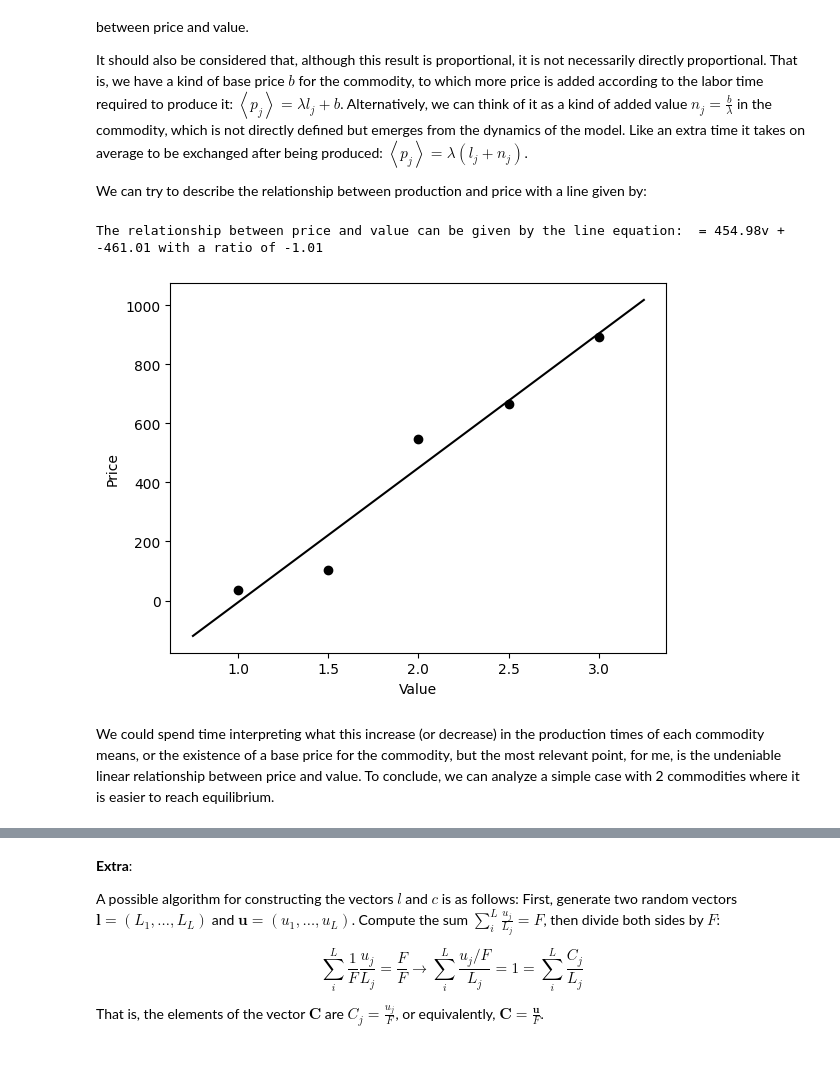
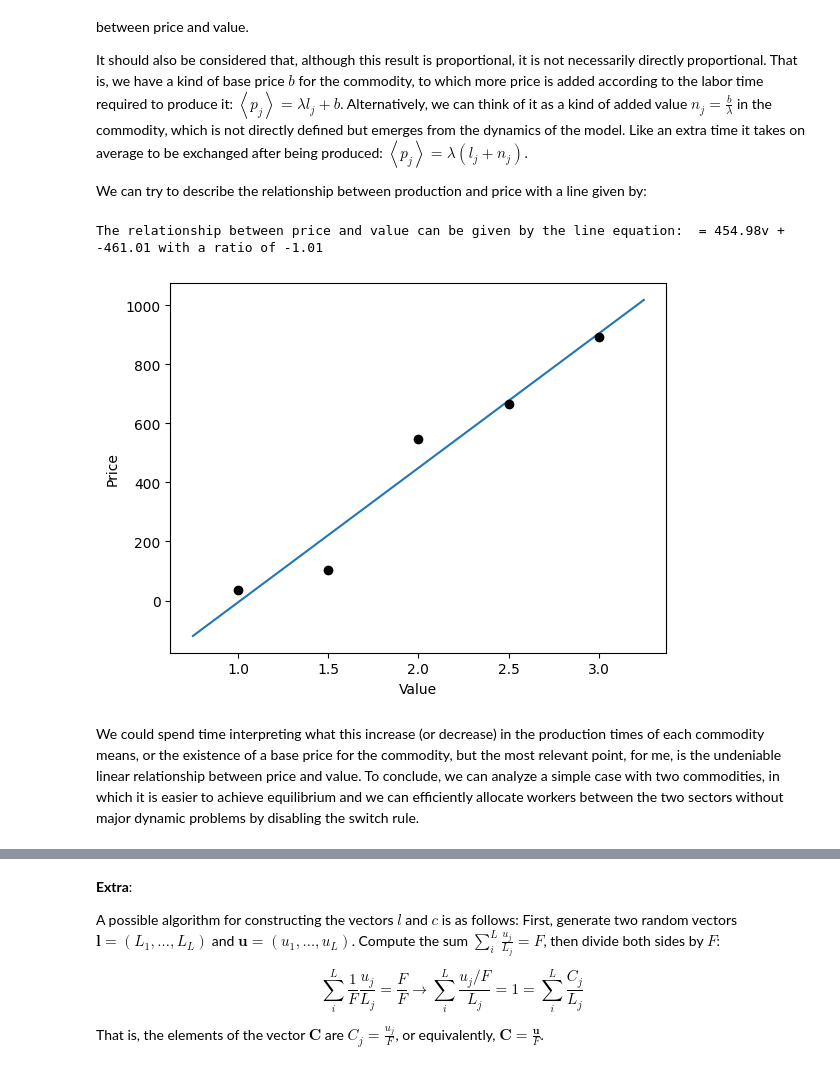
Before and after one commit to jdansb/Econophysics, a Jupyter notebook: aproximacao_estatistica_da_lei_do_valor_ABM.ipynb, the cells around one changed output, grey strips where cells are left out. Drawn from its saved outputs; the diff is of its cells as text; code cells hidden in the pictures.

```diff
--- a/aproximacao_estatistica_da_lei_do_valor_ABM.ipynb
+++ b/aproximacao_estatistica_da_lei_do_valor_ABM.ipynb
@@ -238,17 +237,17 @@ We can try to describe the relationship between production and price with a line
 # %%
 import matplotlib.pyplot as plt
 import numpy as np
 preco=[36.69,101.88,547.72,666.68,891.73]
 valor=[1,1.5,2,2.5,3]
 a, b = np.polyfit(valor, preco, 1)
 print(f"The relationship between price and value can be given by the line equation:  = {a:.2f}v + {b:.2f} with a ratio of {b/a:.2f}")
+plt.plot([0.75,3.25],[0.75*a+b,3.25*a+b])
 plt.plot(valor,preco,'ok')
-plt.plot([0.75,3.25],[0.75*a+b,3.25*a+b],'-k')
 plt.xlabel('Value')
 plt.ylabel('Price')
 plt.show()
 # %% [output]
 The relationship between price and value can be given by the line equation:  = 454.98v + -461.01 with a ratio of -1.01
-[figure, old version]
+[figure, new version]
 # %% [markdown]
-We could spend time interpreting what this increase (or decrease) in the production times of each commodity means, or the existence of a base price for the commodity, but the most relevant point, for me, is the undeniable linear relationship between price and value. To conclude, we can analyze a simple case with 2 commodities where it is easier to reach equilibrium.
+We could spend time interpreting what this increase (or decrease) in the production times of each commodity means, or the existence of a base price for the commodity, but the most relevant point, for me, is the undeniable linear relationship between price and value. To conclude, we can analyze a simple case with two commodities, in which it is easier to achieve equilibrium and we can efficiently allocate workers between the two sectors without major dynamic problems by disabling the switch rule.
```
Also changed, not shown: parts of 5 cells of this notebook.
